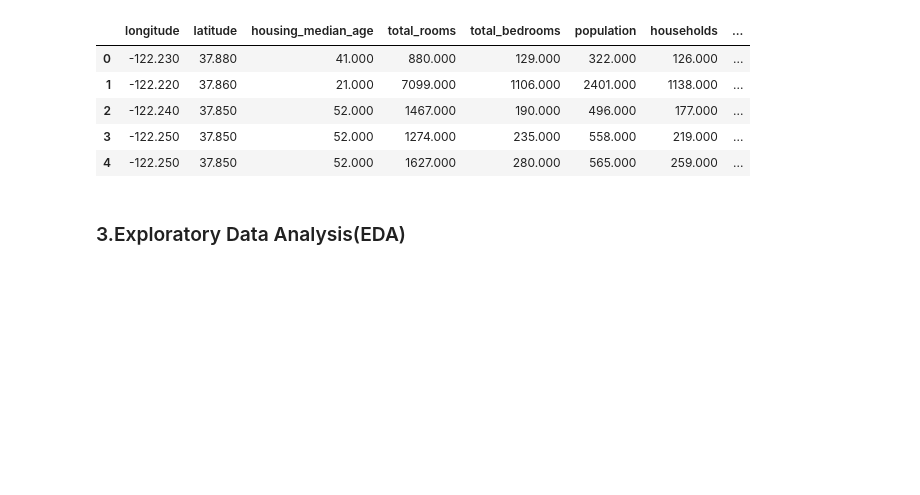
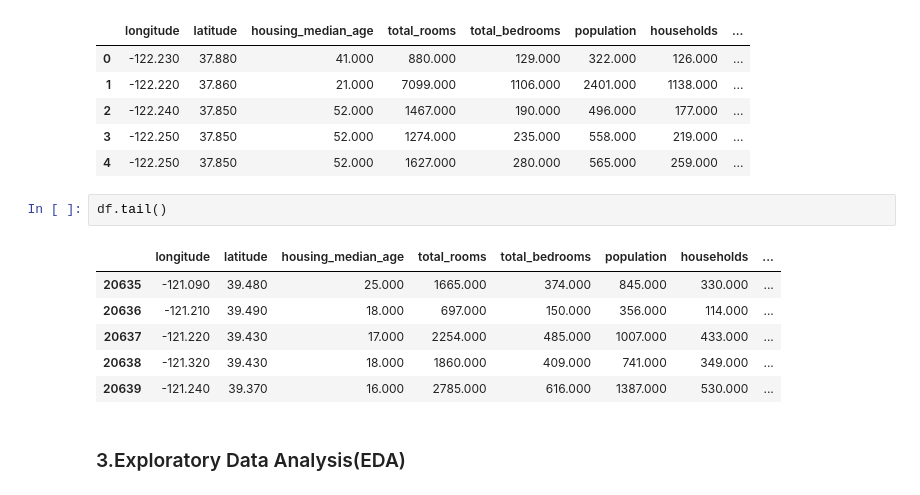
Before and after one commit to ranjansinghds/House-Price-Prediction-Project, a Jupyter notebook: house_price_prediction.ipynb, the cells around one changed output. Cells and saved outputs as stored; diff of their text form; blank space fills up the shorter version.

```diff
--- a/house_price_prediction.ipynb
+++ b/house_price_prediction.ipynb
@@ -58,6 +58,15 @@ df.head()
 | 2 | -122.240 | 37.850 | 52.000 | 1467.000 | 190.000 | 496.000 | 177.000 | ... |
 | 3 | -122.250 | 37.850 | 52.000 | 1274.000 | 235.000 | 558.000 | 219.000 | ... |
 | 4 | -122.250 | 37.850 | 52.000 | 1627.000 | 280.000 | 565.000 | 259.000 | ... |
+# %%
+df.tail()
+# %% [output]
+|  | longitude | latitude | housing_median_age | total_rooms | total_bedrooms | population | households | ... |
+| 20635 | -121.090 | 39.480 | 25.000 | 1665.000 | 374.000 | 845.000 | 330.000 | ... |
+| 20636 | -121.210 | 39.490 | 18.000 | 697.000 | 150.000 | 356.000 | 114.000 | ... |
+| 20637 | -121.220 | 39.430 | 17.000 | 2254.000 | 485.000 | 1007.000 | 433.000 | ... |
+| 20638 | -121.320 | 39.430 | 18.000 | 1860.000 | 409.000 | 741.000 | 349.000 | ... |
+| 20639 | -121.240 | 39.370 | 16.000 | 2785.000 | 616.000 | 1387.000 | 530.000 | ... |
 # %% [markdown]
 ### 3.Exploratory Data Analysis(EDA)
 # %% [markdown]
```
Also changed, not shown: parts of 8 cells of this notebook, 7 other files.
